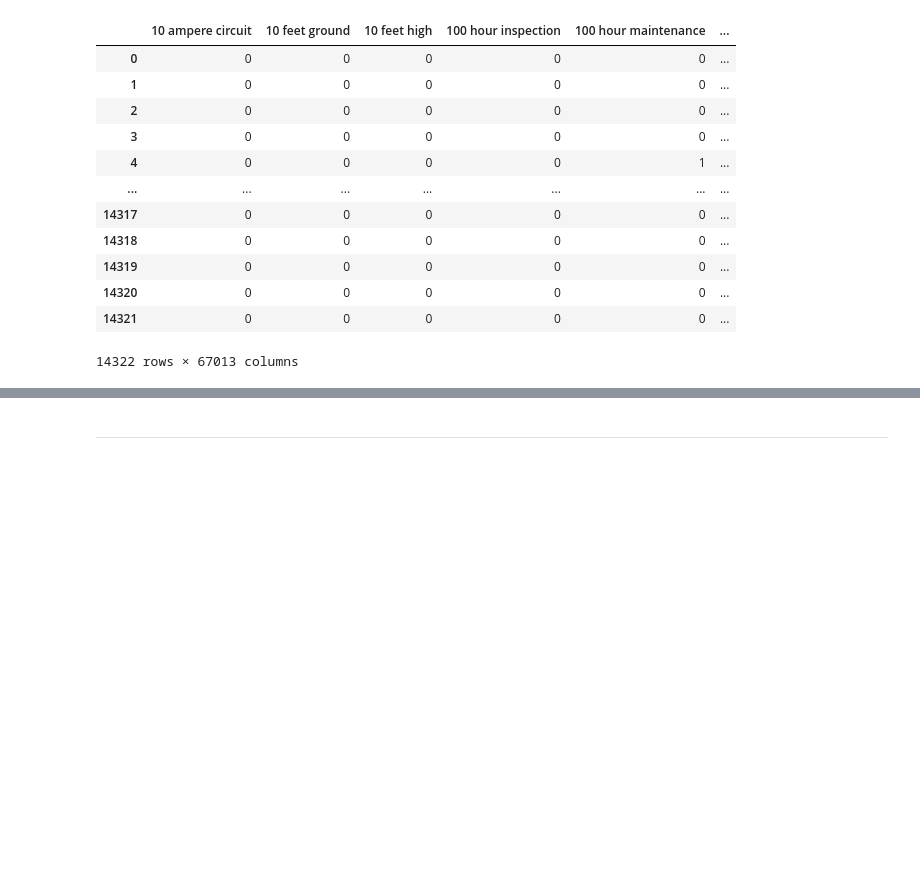
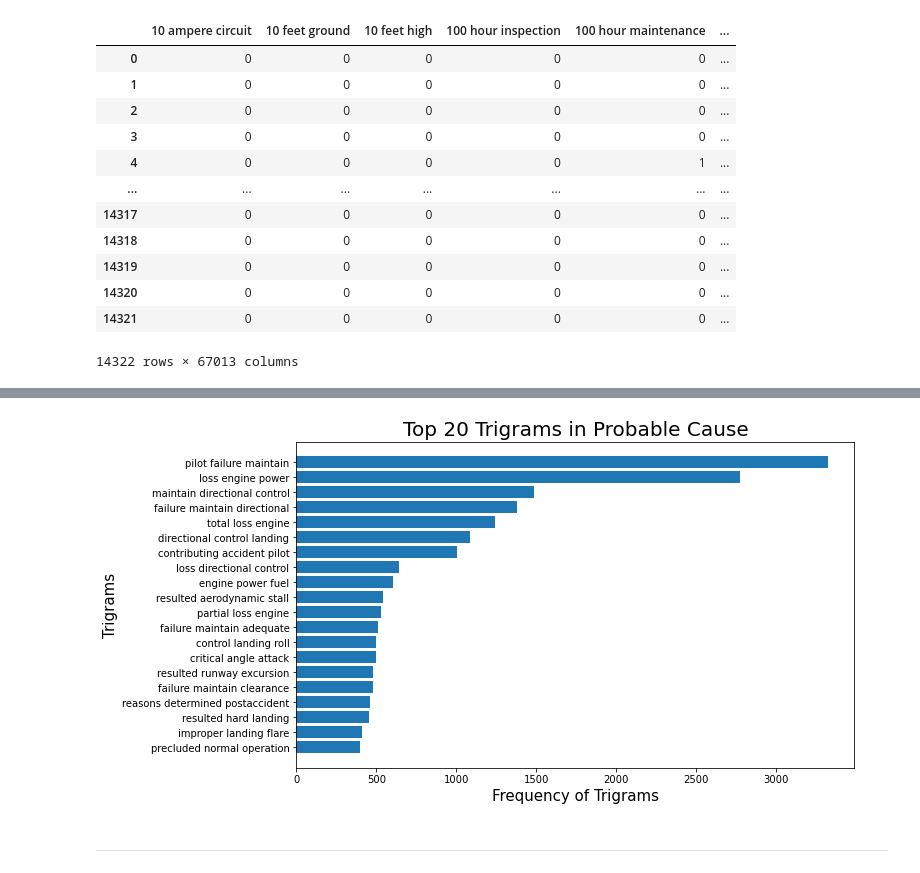
Before and after one commit to ajoneal/aviation-incident-project, a Jupyter notebook: Cleaning and Preprocessing.ipynb, the cells around one changed output, grey strips where cells are left out. Saved outputs shown, nothing was run; the diff lists cells and outputs as text; code cells hidden in the pictures; blank space fills up the shorter version.

```diff
--- a/Cleaning and Preprocessing.ipynb
+++ b/Cleaning and Preprocessing.ipynb
@@ -500,5 +522,6 @@ probable_cause_trigrams
 | 14321 | 0 | 0 | 0 | 0 | 0 | ... |
 14322 rows × 67013 columns
 # %%
-probable_cause_trigrams.sum().sort_values(ascending=False).head(30)
+top20_pc_tris = probable_cause_trigrams.sum().sort_values(ascending=False).head(20)
+top20_pc_tris
 # %% [output]
@@ -521,4 +544,13 @@ pilot inadequate preflight              313
 dtype: int64
+# %%
+plt.figure(figsize=(10,6))
+plt.barh(y=top20_pc_tris.sort_values().index, width=top20_pc_tris.sort_values())
+plt.xlabel('Frequency of Trigrams', size=15)
+plt.ylabel('Trigrams', size=15)
+plt.title('Top 20 Trigrams in Probable Cause', size=20)
+plt.savefig('./images/top20pc_trigrams.png', bbox_inches='tight');
+# %% [output]
+[figure, added]
 # %% [markdown]
 ---
 # %% [markdown]
```
Also changed, not shown: parts of 65 cells of this notebook, 18 other files.
